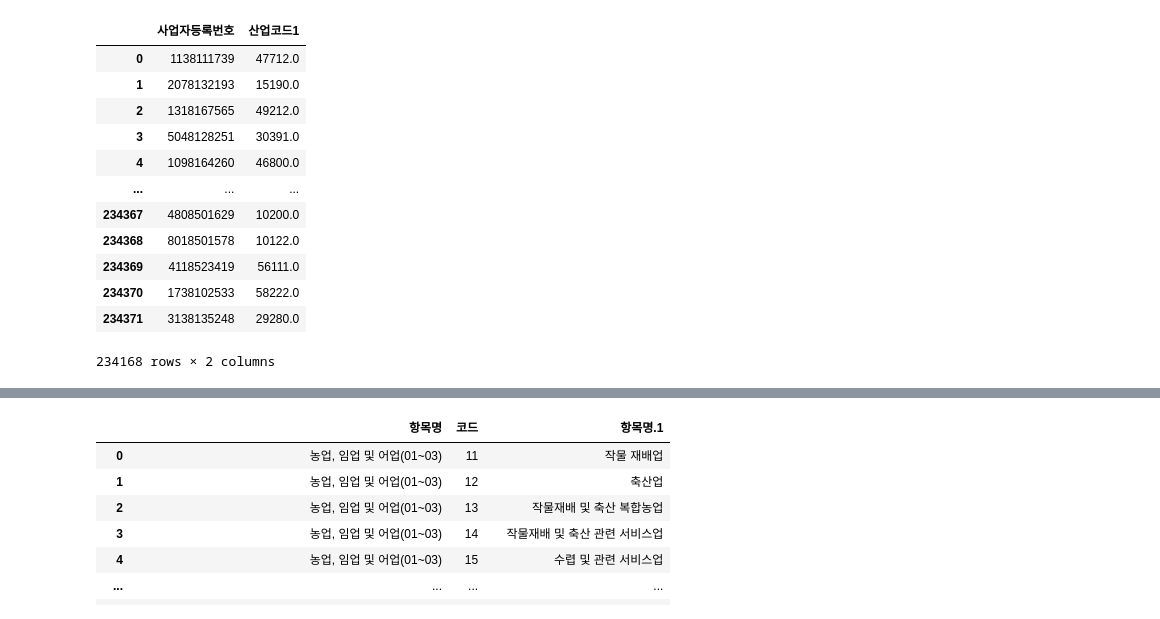
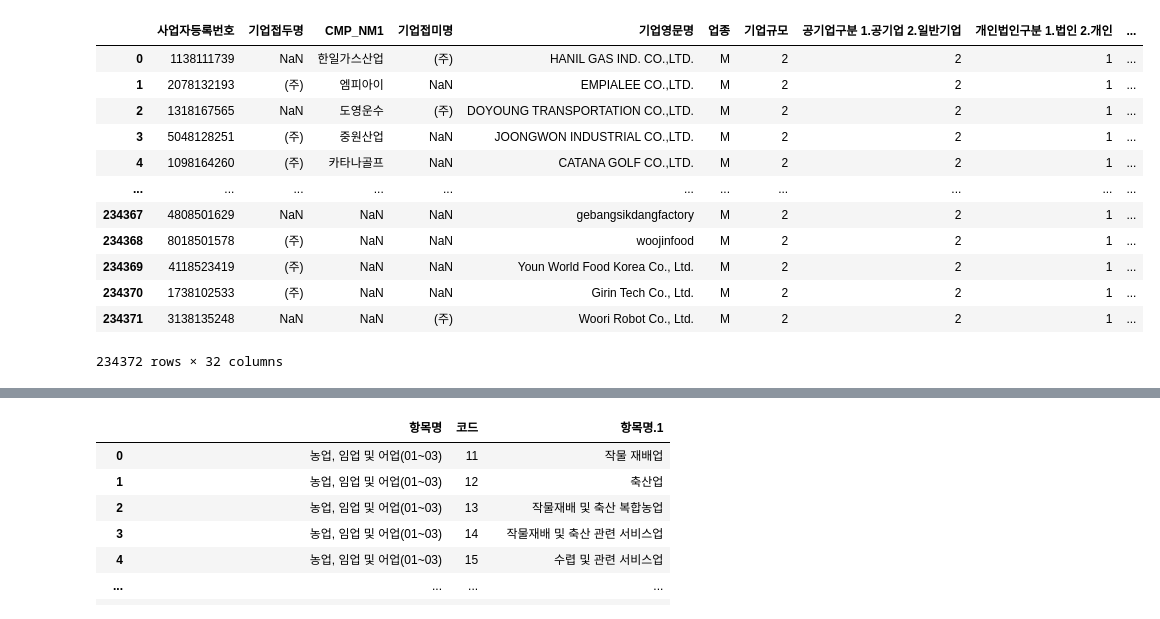
Before and after one commit to hjongc/competitions, a Jupyter notebook: predict_inactive/exploration/ind_code.ipynb, the cells around one changed output, grey strips where cells are left out. Cells and saved outputs as stored; diff of their text form; code cells hidden in the pictures.

```diff
--- a/predict_inactive/exploration/ind_code.ipynb
+++ b/predict_inactive/exploration/ind_code.ipynb
@@ -5,22 +5,18 @@ import datetime
 from datetime import timedelta
 # %%
 non_financial = pd.read_csv('../dataset/merge.csv')
-ind_og = non_financial[['사업자등록번호', '산업코드1']]
-
-# dropna 산업코드
-ind_og = ind_og.dropna()
-ind_og
+non_financial
 # %% [output]
-|  | 사업자등록번호 | 산업코드1 |
-| 0 | 1138111739 | 47712.0 |
-| 1 | 2078132193 | 15190.0 |
-| 2 | 1318167565 | 49212.0 |
-| 3 | 5048128251 | 30391.0 |
-| 4 | 1098164260 | 46800.0 |
-| ... | ... | ... |
-| 234367 | 4808501629 | 10200.0 |
-| 234368 | 8018501578 | 10122.0 |
-| 234369 | 4118523419 | 56111.0 |
-| 234370 | 1738102533 | 58222.0 |
-| 234371 | 3138135248 | 29280.0 |
+|  | 사업자등록번호 | 기업접두명 | CMP_NM1 | 기업접미명 | 기업영문명 | 업종 | 기업규모 | 공기업구분 1.공기업 2.일반기업 | 개인법인구분 1.법인 2.개인 | ... |
+| 0 | 1138111739 | NaN | 한일가스산업 | (주) | HANIL GAS IND. CO.,LTD. | M | 2 | 2 | 1 | ... |
+| 1 | 2078132193 | (주) | 엠피아이 | NaN | EMPIALEE CO.,LTD. | M | 2 | 2 | 1 | ... |
+| 2 | 1318167565 | NaN | 도영운수 | (주) | DOYOUNG TRANSPORTATION CO.,LTD. | M | 2 | 2 | 1 | ... |
+| 3 | 5048128251 | (주) | 중원산업 | NaN | JOONGWON INDUSTRIAL CO.,LTD. | M | 2 | 2 | 1 | ... |
+| 4 | 1098164260 | (주) | 카타나골프 | NaN | CATANA GOLF CO.,LTD. | M | 2 | 2 | 1 | ... |
+| ... | ... | ... | ... | ... | ... | ... | ... | ... | ... | ... |
+| 234367 | 4808501629 | NaN | NaN | NaN | gebangsikdangfactory | M | 2 | 2 | 1 | ... |
+| 234368 | 8018501578 | (주) | NaN | NaN | woojinfood | M | 2 | 2 | 1 | ... |
+| 234369 | 4118523419 | (주) | NaN | NaN | Youn World Food Korea Co., Ltd. | M | 2 | 2 | 1 | ... |
+| 234370 | 1738102533 | (주) | NaN | NaN | Girin Tech Co., Ltd. | M | 2 | 2 | 1 | ... |
+| 234371 | 3138135248 | NaN | NaN | (주) | Woori Robot Co., Ltd. | M | 2 | 2 | 1 | ... |
-234168 rows × 2 columns
+234372 rows × 32 columns
```
Also changed, not shown: parts of 14 cells of this notebook.
